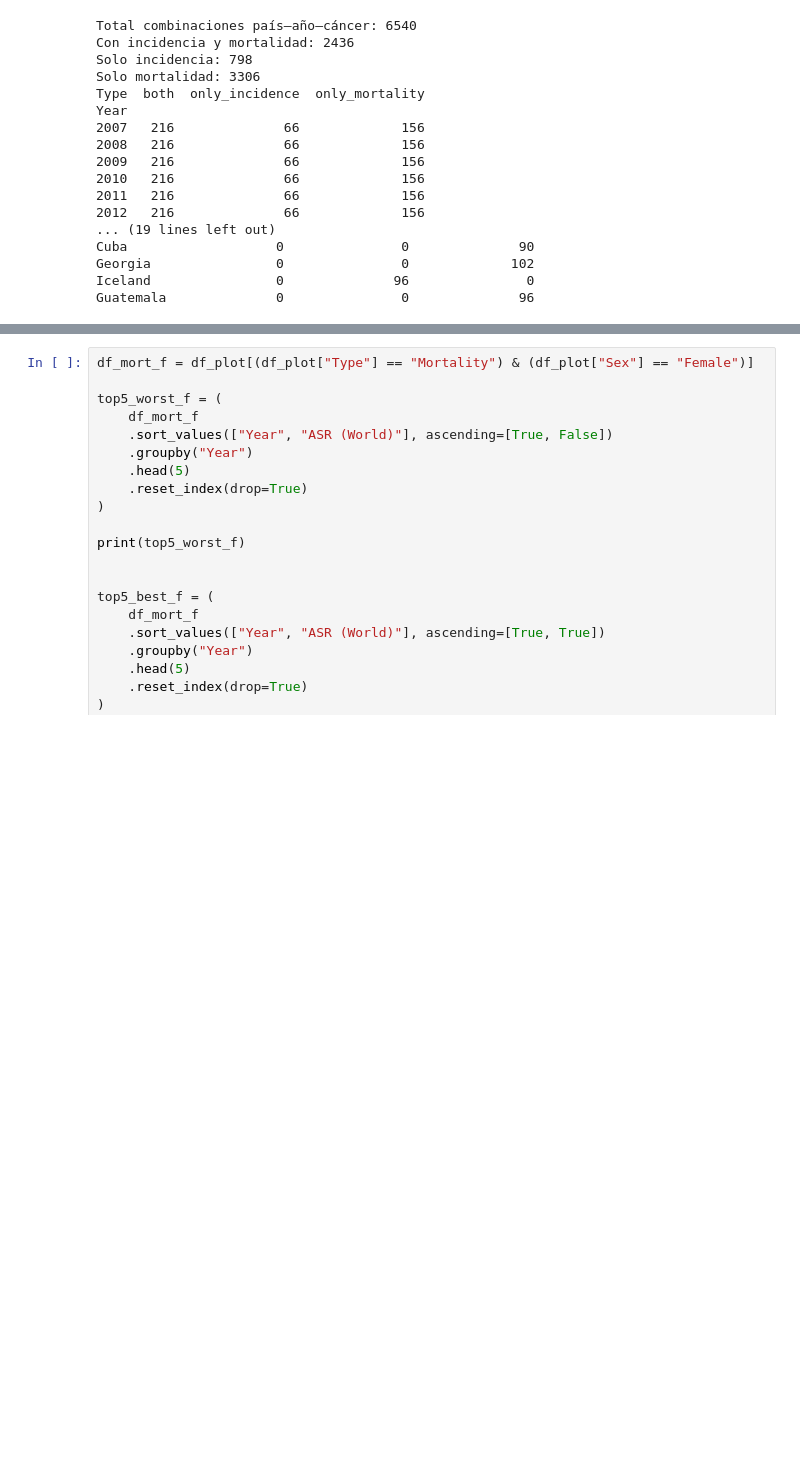
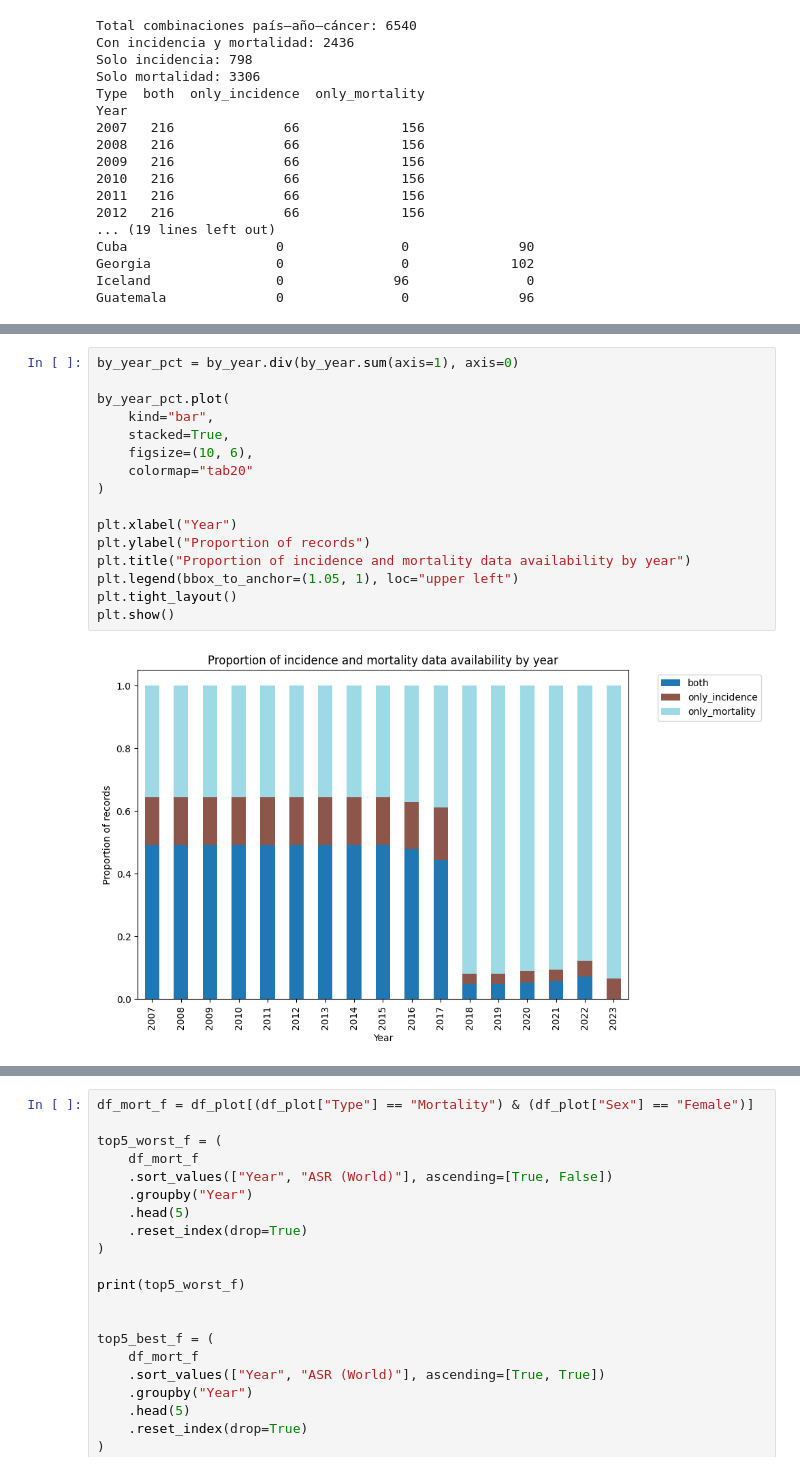
Before and after one commit to mehrerm/TFM, a Jupyter notebook: notebooks/01_load_and_clean_DIRAC.ipynb, the cells around one changed output, grey strips where cells are left out. Cells and saved outputs as stored; diff of their text form; blank space fills up the shorter version.

```diff
--- a/notebooks/01_load_and_clean_DIRAC.ipynb
+++ b/notebooks/01_load_and_clean_DIRAC.ipynb
@@ -851,0 +887,18 @@ Antes de integrar los datos de infraestructura, se realizó un análisis explora
+# %%
+by_year_pct = by_year.div(by_year.sum(axis=1), axis=0)
+
+by_year_pct.plot(
+    kind="bar",
+    stacked=True,
+    figsize=(10, 6),
+    colormap="tab20"
+)
+
+plt.xlabel("Year")
+plt.ylabel("Proportion of records")
+plt.title("Proportion of incidence and mortality data availability by year")
+plt.legend(bbox_to_anchor=(1.05, 1), loc="upper left")
+plt.tight_layout()
+plt.show()
+# %% [output]
+[figure, added]
```
Also changed, not shown: parts of 22 cells of this notebook.
